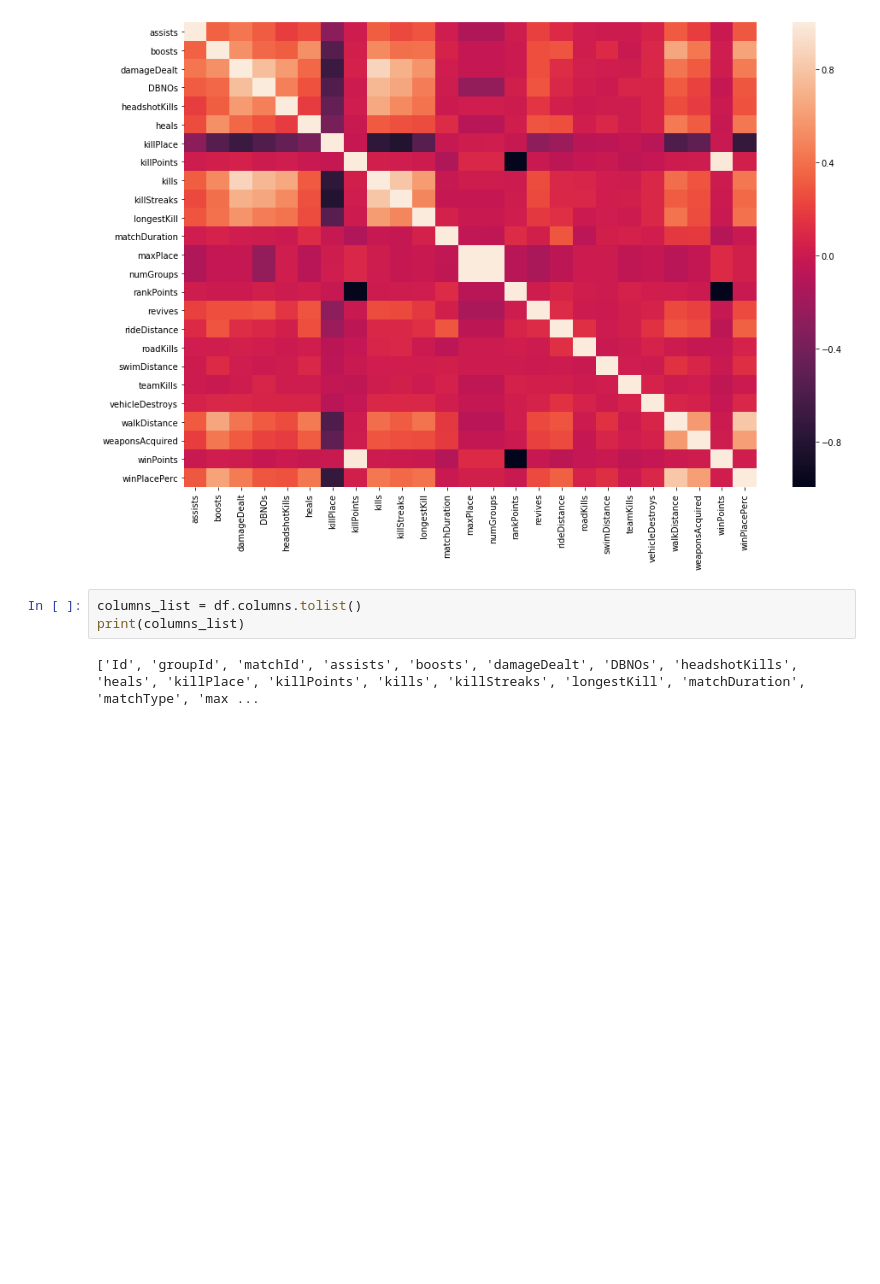
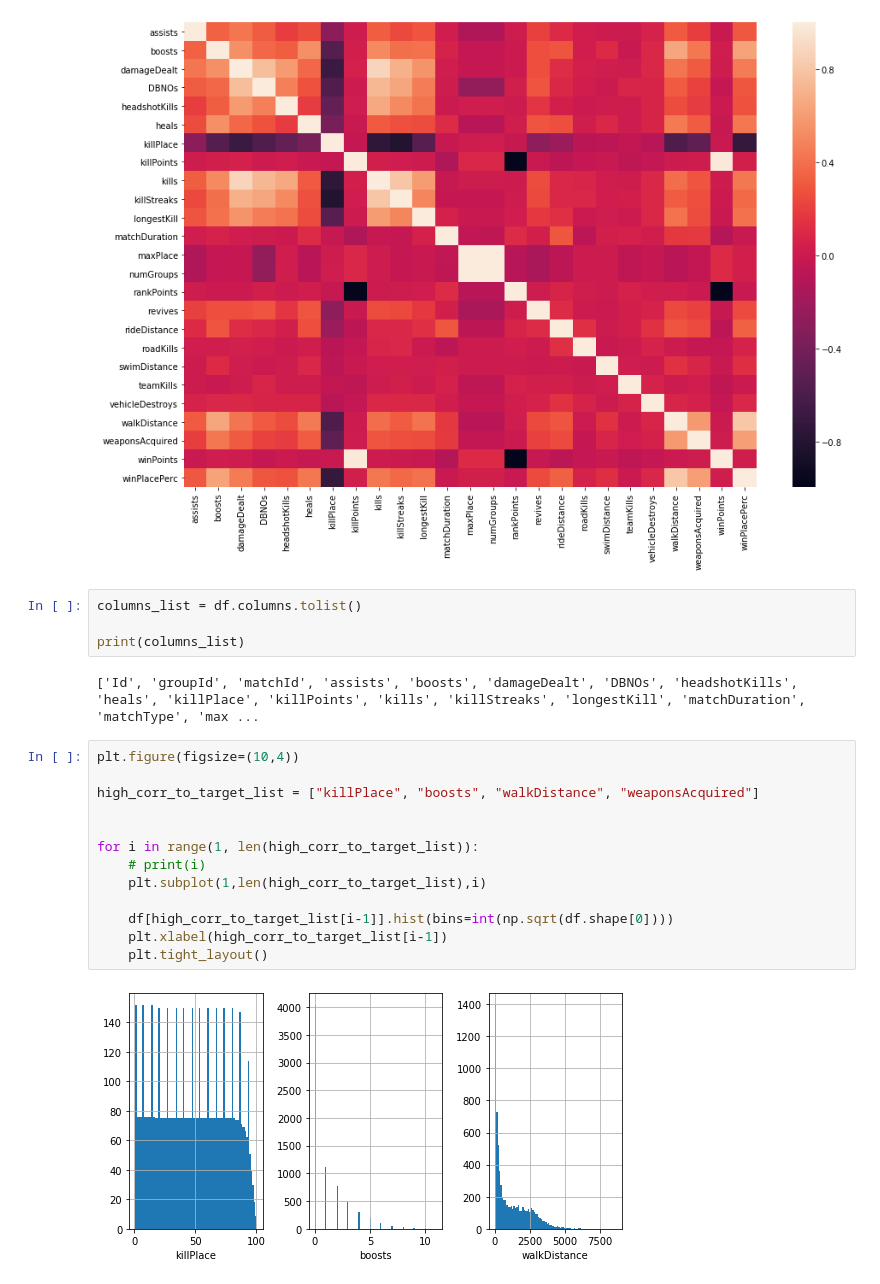
Before and after one commit to makkimaki/GCIwinter2019_assignments, a Jupyter notebook: competition3/Competition3_kernel.ipynb, the cells around one changed output. Saved outputs shown, nothing was run; the diff lists cells and outputs as text; blank space fills up the shorter version.

```diff
--- a/competition3/Competition3_kernel.ipynb
+++ b/competition3/Competition3_kernel.ipynb
@@ -70,6 +107,22 @@ plt.show()
 [figure]
 # %%
 columns_list = df.columns.tolist()
+
 print(columns_list)
 # %% [output]
 ['Id', 'groupId', 'matchId', 'assists', 'boosts', 'damageDealt', 'DBNOs', 'headshotKills', 'heals', 'killPlace', 'killPoints', 'kills', 'killStreaks', 'longestKill', 'matchDuration', 'matchType', 'max ...
+# %%
+plt.figure(figsize=(10,4))
+
+high_corr_to_target_list = ["killPlace", "boosts", "walkDistance", "weaponsAcquired"]
+
+
+for i in range(1, len(high_corr_to_target_list)):
+    # print(i)
+    plt.subplot(1,len(high_corr_to_target_list),i)
+
+    df[high_corr_to_target_list[i-1]].hist(bins=int(np.sqrt(df.shape[0])))
+    plt.xlabel(high_corr_to_target_list[i-1])
+    plt.tight_layout()
+# %% [output]
+[figure, added]
```
Also changed, not shown: parts of 6 cells of this notebook.
